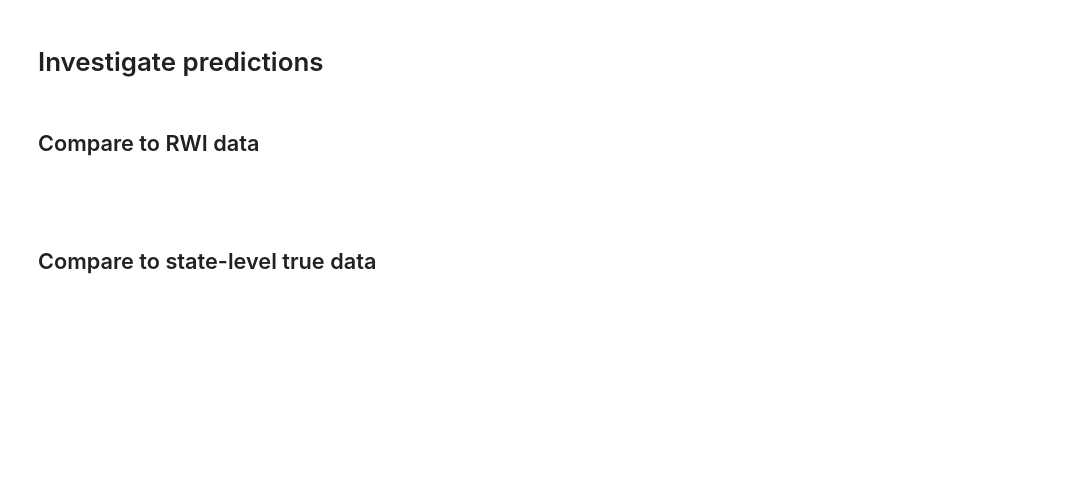
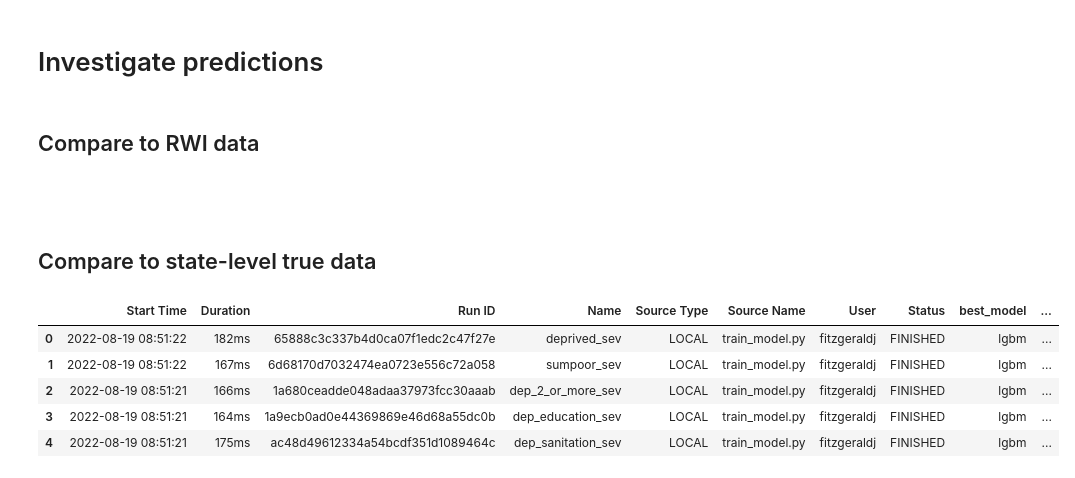
Before and after one commit to DSSGxUK/s22_savethechildren, a Jupyter notebook: notebooks/data_cleaning_v2.ipynb, the cells around one changed output. Cells and saved outputs as stored; diff of their text form; code cells hidden in the pictures; blank space fills up the shorter version.

Commit message:
add training script for all countries

```diff
--- a/notebooks/data_cleaning_v2.ipynb
+++ b/notebooks/data_cleaning_v2.ipynb
@@ -1282,3 +1282,16 @@ for true_col in true_cols:
         )
         plt.show()
         fig.savefig(f'../data/figures/nga_state_{col}_lagos_hl.png',bbox_inches = "tight")
+# %%
+tmp = pd.read_csv('../data/models/cluster_runs.csv')
+# %%
+pd.set_option('display.max_columns', None)
+# %%
+tmp.head()
+# %% [output]
+|  | Start Time | Duration | Run ID | Name | Source Type | Source Name | User | Status | best_model | ... |
+| 0 | 2022-08-19 08:51:22 | 182ms | 65888c3c337b4d0ca07f1edc2c47f27e | deprived_sev | LOCAL | train_model.py | fitzgeraldj | FINISHED | lgbm | ... |
+| 1 | 2022-08-19 08:51:22 | 167ms | 6d68170d7032474ea0723e556c72a058 | sumpoor_sev | LOCAL | train_model.py | fitzgeraldj | FINISHED | lgbm | ... |
+| 2 | 2022-08-19 08:51:21 | 166ms | 1a680ceadde048adaa37973fcc30aaab | dep_2_or_more_sev | LOCAL | train_model.py | fitzgeraldj | FINISHED | lgbm | ... |
+| 3 | 2022-08-19 08:51:21 | 164ms | 1a9ecb0ad0e44369869e46d68a55dc0b | dep_education_sev | LOCAL | train_model.py | fitzgeraldj | FINISHED | lgbm | ... |
+| 4 | 2022-08-19 08:51:21 | 175ms | ac48d49612334a54bcdf351d1089464c | dep_sanitation_sev | LOCAL | train_model.py | fitzgeraldj | FINISHED | lgbm | ... |
```
Also changed, not shown: parts of 5 cells of this notebook.
